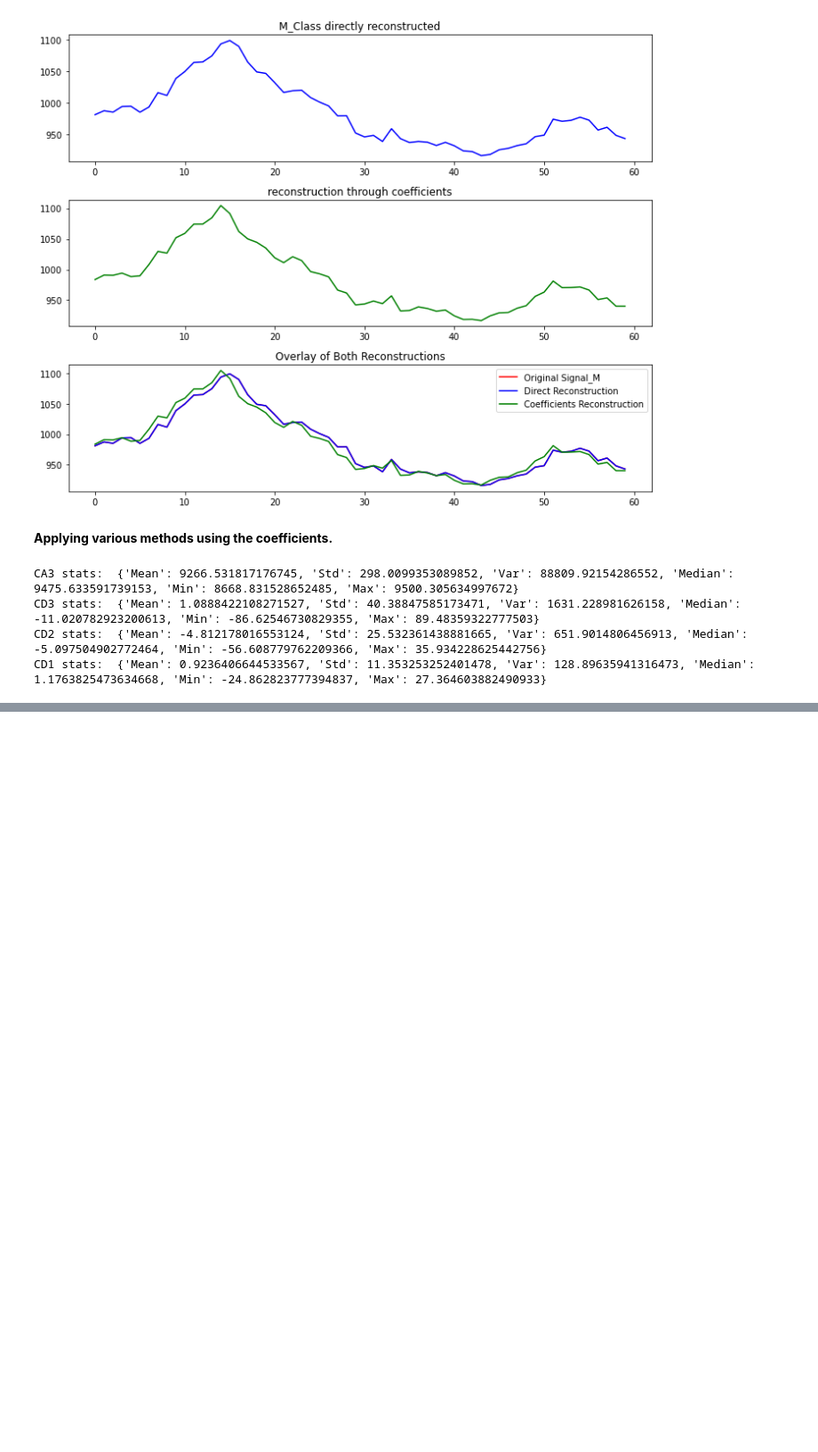
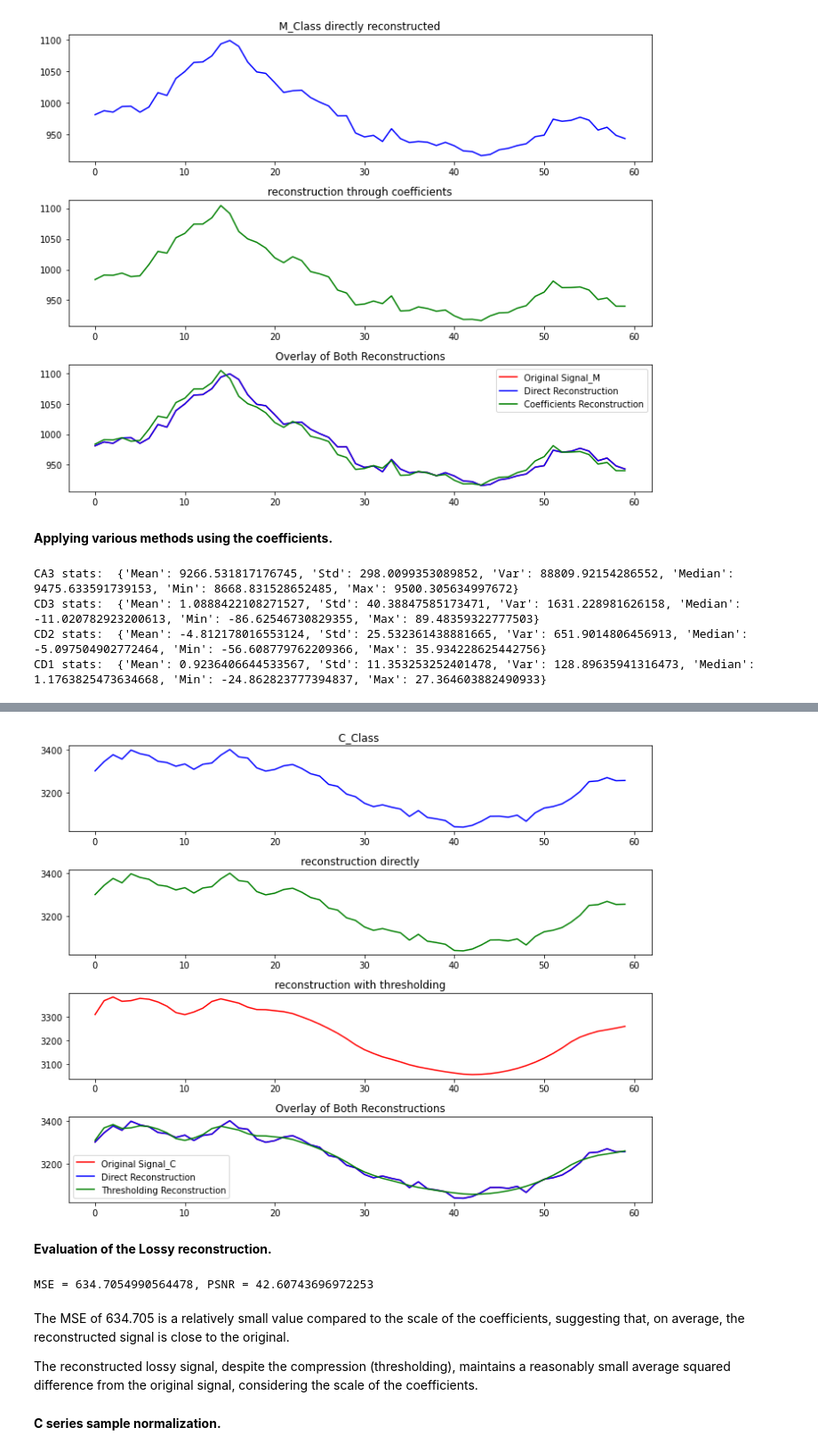
Before and after one commit to Afrid1045/SWAN_SF_Solar_Flare_Prediction, a Jupyter notebook: swan_wavelet.ipynb, the cells around one changed output, grey strips where cells are left out. Shown at 89% size. Cells and saved outputs as stored; diff of their text form; code cells hidden in the pictures; blank space fills up the shorter version.

```diff
--- a/swan_wavelet.ipynb
+++ b/swan_wavelet.ipynb
@@ -241,0 +278,35 @@ plt.show()'''
+# %%
+fig, axs = plt.subplots(4, 1, figsize=(10, 8))
+axs[0].plot(signal, color='blue')
+axs[0].set_title('C_Class ')
+axs[1].plot(recon_signal, color='green')
+axs[1].set_title('reconstruction directly')
+axs[2].plot(reconstructed_signal, color='red')
+axs[2].set_title('reconstruction with thresholding')
+axs[3].plot(signal, color='red', label='Original Signal_C')
+axs[3].plot(recon_signal, color='blue', label='Direct Reconstruction')
+axs[3].plot(reconstructed_signal, color='green', label='Thresholding Reconstruction')
+axs[3].set_title('Overlay of Both Reconstructions')
+axs[3].legend()
+plt.tight_layout()
+plt.show()
+# %% [output]
+[figure, added]
+# %% [markdown]
+**Evaluation of the Lossy reconstruction.**
+# %%
+#Mean square error for the reconstruction with thresholding
+mse_thresholding = np.mean((signal - reconstructed_lossy)**2)
+
+#Peak signal to noise ratio for the reconstruction with thresholding
+psnr_thresholding = 20*np.log10(np.max(signal)/np.sqrt(mse_thresholding))
+
+print(f"MSE = {mse_thresholding}, PSNR = {psnr_thresholding}")
+# %% [output]
+MSE = 634.7054990564478, PSNR = 42.60743696972253
+# %% [markdown]
+The MSE of 634.705 is a relatively small value compared to the scale of the coefficients, suggesting that, on average, the reconstructed signal is close to the original.
+
+The reconstructed lossy signal, despite the compression (thresholding), maintains a reasonably small average squared difference from the original signal, considering the scale of the coefficients.
+# %% [markdown]
+**C series sample normalization.**
```
Also changed, not shown: parts of 24 cells of this notebook.
